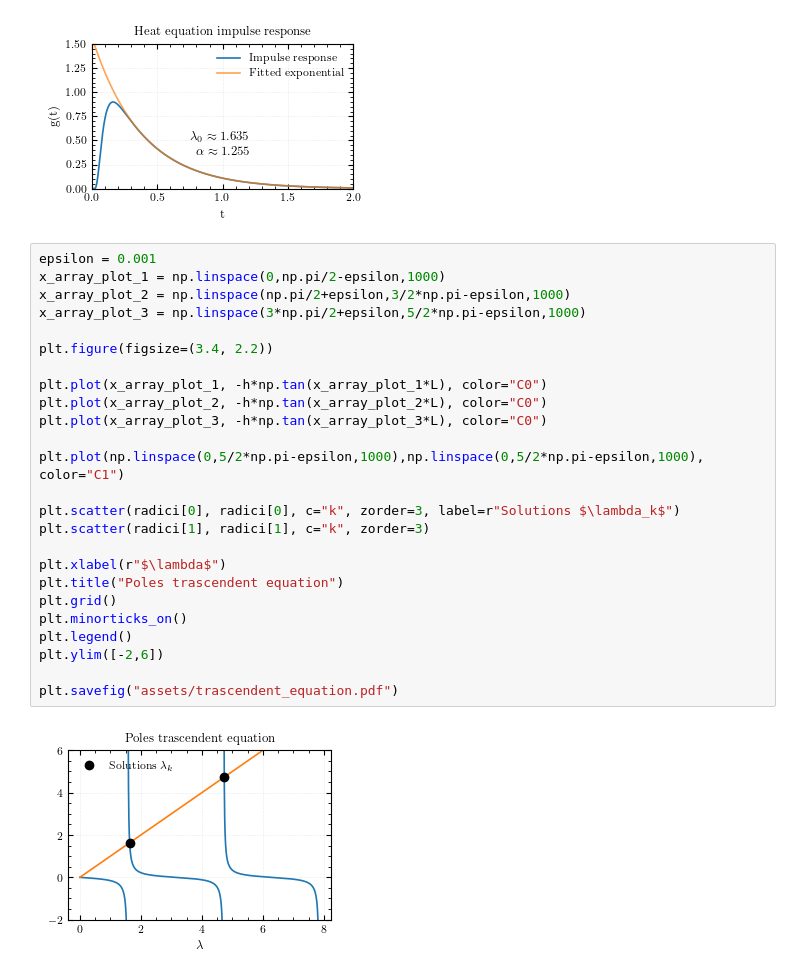
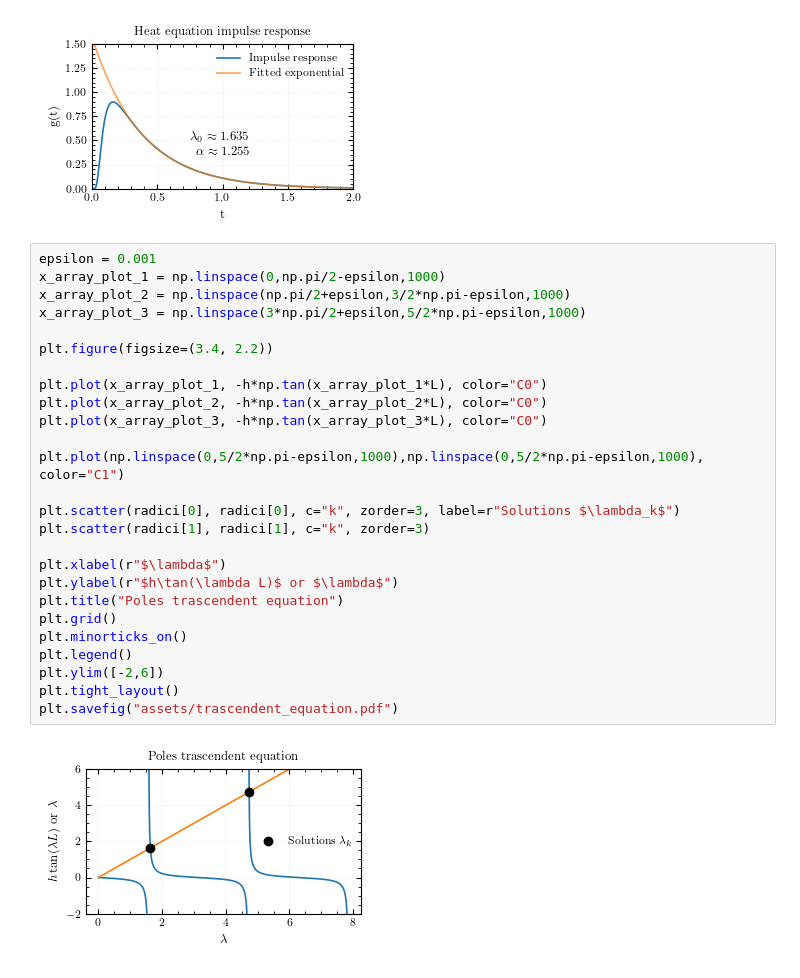
Before and after one commit to Sparisi01/RPM_implementation, a Jupyter notebook: test_transiente.ipynb, the cells around one changed output. Drawn from its saved outputs; the diff is of its cells as text.

```diff
--- a/test_transiente.ipynb
+++ b/test_transiente.ipynb
@@ -211,27 +211,28 @@ plt.show()
 # %%
 epsilon = 0.001
 x_array_plot_1 = np.linspace(0,np.pi/2-epsilon,1000)
 x_array_plot_2 = np.linspace(np.pi/2+epsilon,3/2*np.pi-epsilon,1000)
 x_array_plot_3 = np.linspace(3*np.pi/2+epsilon,5/2*np.pi-epsilon,1000)
 
 plt.figure(figsize=(3.4, 2.2))
 
 plt.plot(x_array_plot_1, -h*np.tan(x_array_plot_1*L), color="C0")
 plt.plot(x_array_plot_2, -h*np.tan(x_array_plot_2*L), color="C0")
 plt.plot(x_array_plot_3, -h*np.tan(x_array_plot_3*L), color="C0")
 
 plt.plot(np.linspace(0,5/2*np.pi-epsilon,1000),np.linspace(0,5/2*np.pi-epsilon,1000), color="C1")
 
 plt.scatter(radici[0], radici[0], c="k", zorder=3, label=r"Solutions $\lambda_k$")
 plt.scatter(radici[1], radici[1], c="k", zorder=3)
 
 plt.xlabel(r"$\lambda$")
+plt.ylabel(r"$h\tan(\lambda L)$ or $\lambda$")
 plt.title("Poles trascendent equation")
 plt.grid()
 plt.minorticks_on()
 plt.legend()
 plt.ylim([-2,6])
-
+plt.tight_layout()
 plt.savefig("assets/trascendent_equation.pdf")
 # %% [output]
-[figure, old version]
+[figure, new version]
```
Also changed, not shown: 11 other files.
